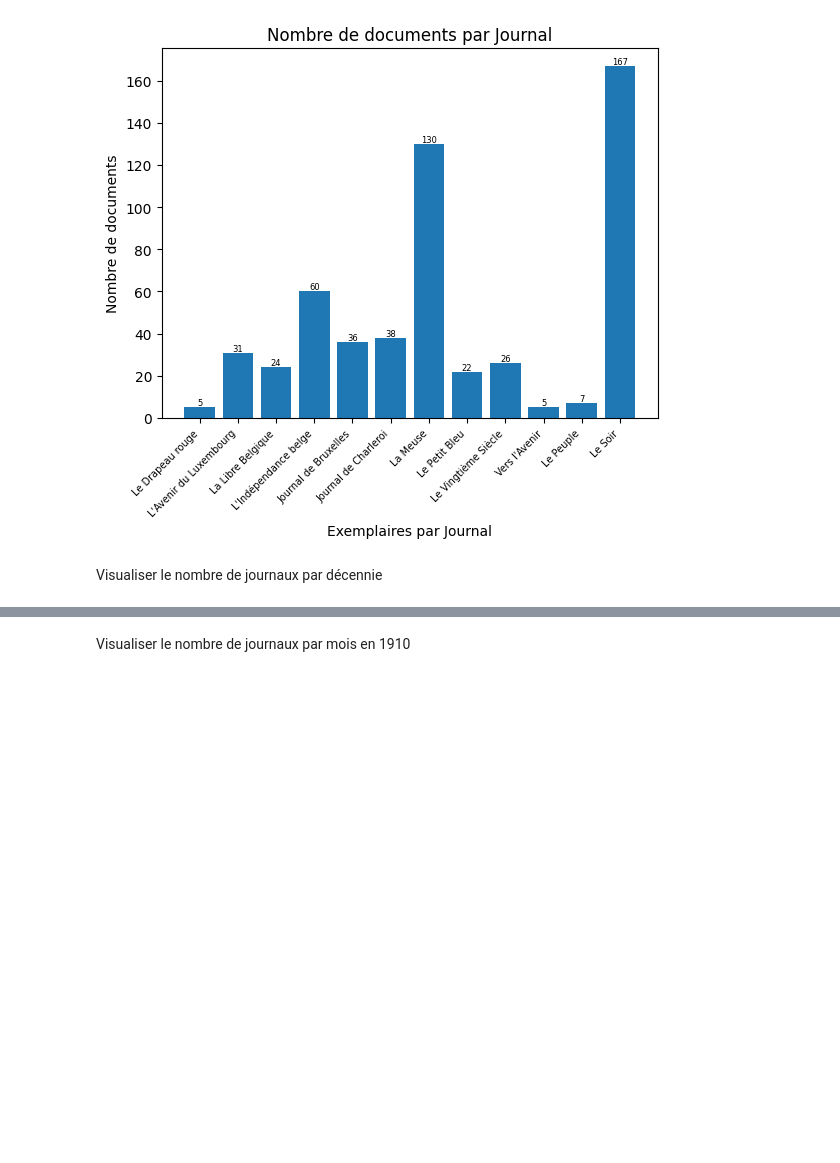
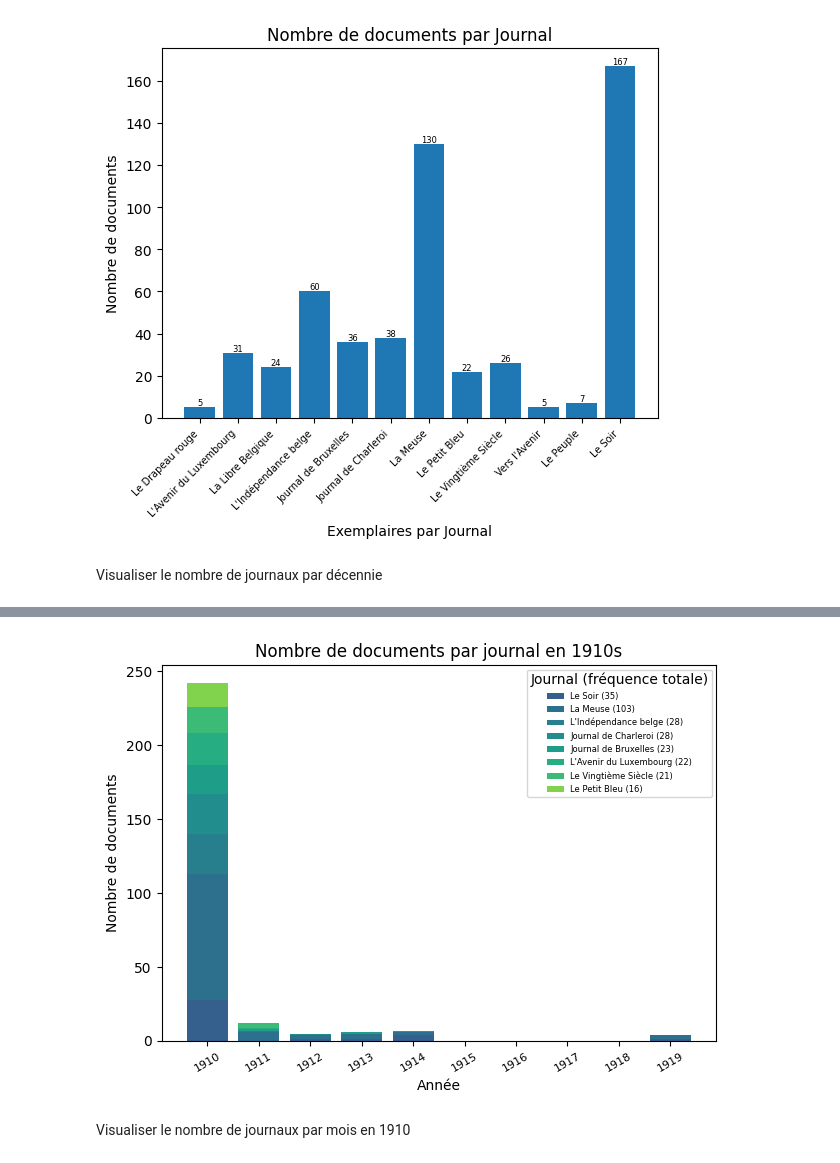
Before and after one commit to CasiaLogan/tac, a Jupyter notebook: tps/tp4/preparer_halley.ipynb, the cells around one changed output, grey strips where cells are left out. Saved outputs shown, nothing was run; the diff lists cells and outputs as text; code cells hidden in the pictures; blank space fills up the shorter version.

```diff
--- a/tps/tp4/preparer_halley.ipynb
+++ b/tps/tp4/preparer_halley.ipynb
@@ -204,3 +242,23 @@ create_stacked_bar_chart(decade_newspaper_count, decades,
+# %%
+# Initialize ALL years in the 1910s with zero counts
+passage_1910s = [str(year) for year in range(1910, 1920)]
+year_newspaper_count_1910s = defaultdict(lambda: defaultdict(int))
+
+# Pre-populate all years (even with zero documents)
+for year in passage_1910s:
+    year_newspaper_count_1910s[year] = defaultdict(int)  # Creates empty entry
+
+# Then populate with actual data
+for (year, month, day), newspaper_data in date_newspaper_count.items():
+    if year in passage_1910s:
+        for newspaper, count in newspaper_data.items():
+            year_newspaper_count_1910s[year][newspaper] += count
+
+sorted_years = sorted(year_newspaper_count_1910s.keys(), key=int)
+create_stacked_bar_chart(year_newspaper_count_1910s, sorted_years,
+                         'Année', 'Nombre de documents par journal en 1910s')
+# %% [output]
+[figure, added]
 # %% [markdown]
 Visualiser le nombre de journaux par mois en 1910
 # %%
```
Also changed, not shown: parts of 5 cells of this notebook, 4 other files.
